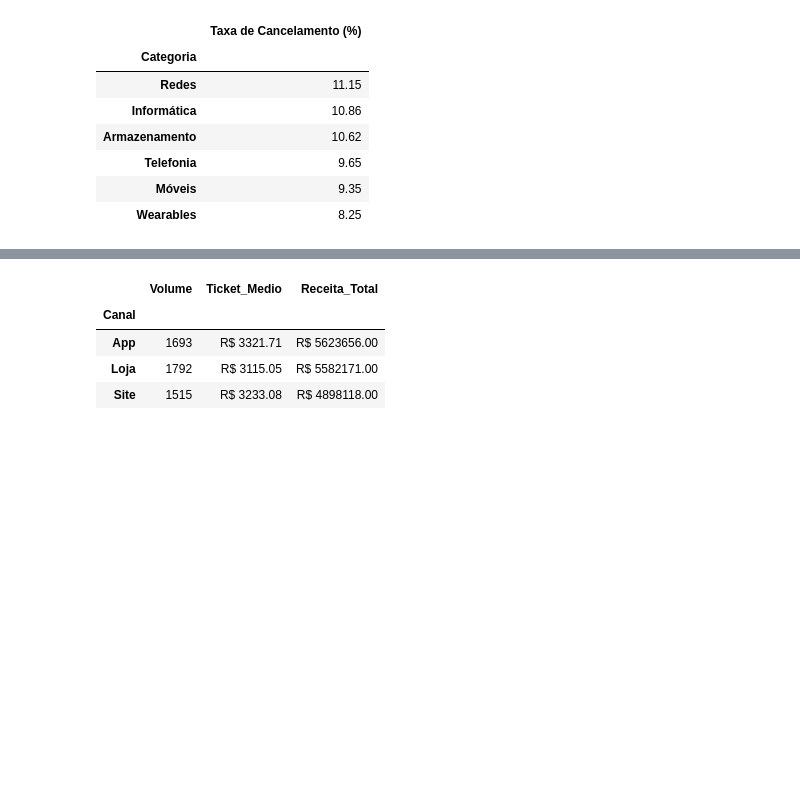
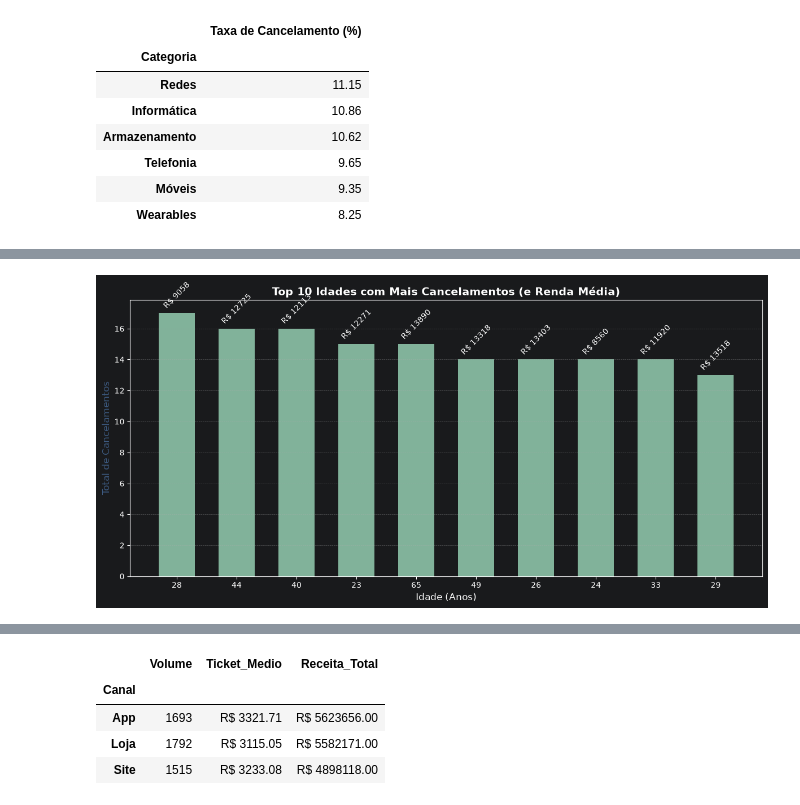
Before and after one commit to lexmoraes/data-science, a Jupyter notebook: desafio03.ipynb, the cells around one changed output, grey strips where cells are left out. Cells and saved outputs as stored; diff of their text form; code cells hidden in the pictures; blank space fills up the shorter version.

```diff
--- a/desafio03.ipynb
+++ b/desafio03.ipynb
@@ -188,0 +192,12 @@ df.groupby('Fraude') \
+# %%
+churn_idade = df.query("Cancelou == 1") \
+    .groupby('Idade') \
+    .agg(
+        Total_Cancelamentos=('ID_Compra', 'count'),
+        Renda_Media=('Renda_Mensal', 'mean')
+    ) \
+    .sort_values(by='Total_Cancelamentos', ascending=False) \
+    .head(10) \
+    .round(2)
+
+display(churn_idade)
@@ -188,0 +217,18 @@ df.groupby('Fraude') \
+# %%
+fig, ax3 = plt.subplots(figsize=(12, 6))
+ax3.bar(churn_idade.index.astype(str), churn_idade['Total_Cancelamentos'], color='#81b29a', width=0.6)
+
+plt.title('Top 10 Idades com Mais Cancelamentos (e Renda Média)', fontsize=14, fontweight='bold')
+ax3.set_xlabel('Idade (Anos)', fontsize=12)
+ax3.set_ylabel('Total de Cancelamentos', fontsize=12, color='#3d5a80')
+
+# Adicionando rótulos da renda média em cima das barras para dar mais contexto visual
+for i, v in enumerate(churn_idade['Total_Cancelamentos']):
+    renda = churn_idade['Renda_Media'].iloc[i]
+    ax3.text(i, v + 0.2, f'R$ {int(renda)}', ha='center', va='bottom', fontsize=10, rotation=45)
+
+plt.grid(axis='y', linestyle='--', alpha=0.4)
+plt.tight_layout()
+plt.show()
+# %% [output]
+[figure, added]
```
Also changed, not shown: parts of 19 cells of this notebook.
